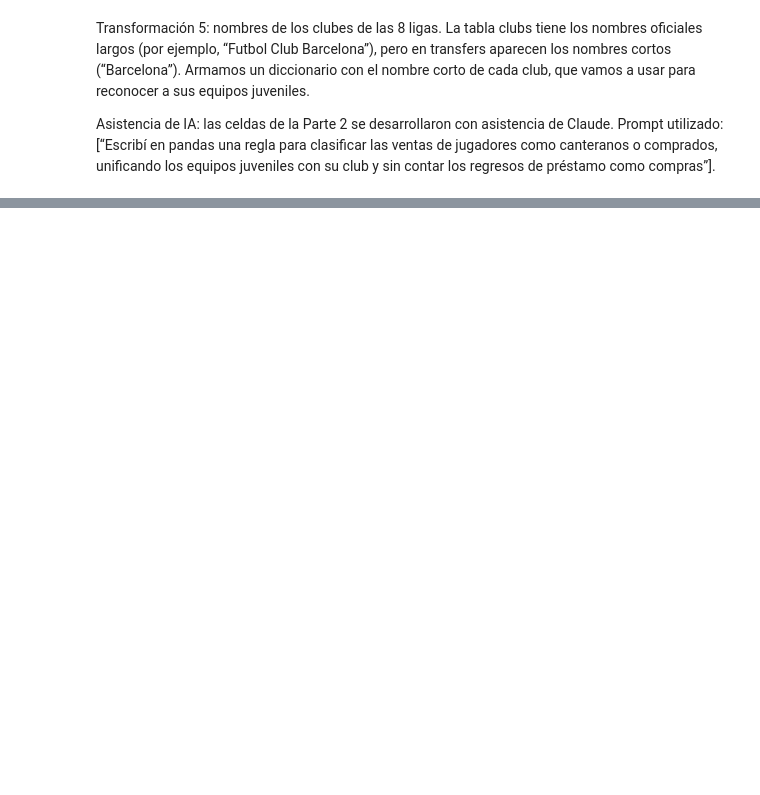
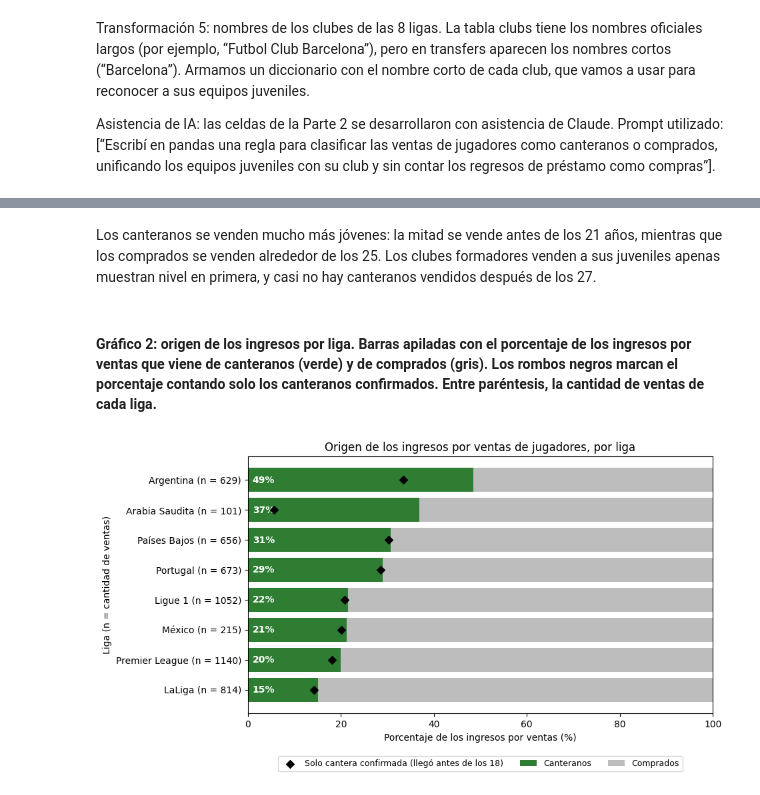
Before and after one commit to liamcohenn/tp_laboratorio_futbol, a Jupyter notebook: notebooks/tp_inferiores.ipynb, the cells around one changed output, grey strips where cells are left out. Cells and saved outputs as stored; diff of their text form; code cells hidden in the pictures; blank space fills up the shorter version.

```diff
--- a/notebooks/tp_inferiores.ipynb
+++ b/notebooks/tp_inferiores.ipynb
@@ -163,0 +573,8 @@ print("Clubes de las 8 ligas:", len(nombre_club))
+# %%
+ingresos_liga = ventas.pivot_table(index="liga", columns="grupo", values="fee_venta", aggfunc="sum")
+ingresos_liga["ventas"] = ventas.groupby("liga").size()
+ingresos_liga["cantera_%"] = ingresos_liga["cantera"] / (ingresos_liga["cantera"] + ingresos_liga["comprado"]) * 100
+ingresos_liga["confirmada_%"] = (ventas[ventas["cantera_confirmada"]].groupby("liga")["fee_venta"].sum()
+                                 / ventas.groupby("liga")["fee_venta"].sum() * 100)
+ingresos_liga = ingresos_liga.sort_values("cantera_%", ascending=False)
+ingresos_liga.round(1)
@@ -163,0 +668,26 @@ print("Clubes de las 8 ligas:", len(nombre_club))
+# %% [markdown]
+Los canteranos se venden mucho más jóvenes: la mitad se vende antes de los 21 años, mientras que los comprados se venden alrededor de los 25. Los clubes formadores venden a sus juveniles apenas muestran nivel en primera, y casi no hay canteranos vendidos después de los 27.
+# %% [markdown]
+#### **Gráfico 2: origen de los ingresos por liga.** Barras apiladas con el porcentaje de los ingresos por ventas que viene de canteranos (verde) y de comprados (gris). Los rombos negros marcan el porcentaje contando solo los canteranos confirmados. Entre paréntesis, la cantidad de ventas de cada liga.
+# %%
+nombres_ligas = {"GB1": "Premier League", "ES1": "LaLiga", "FR1": "Ligue 1", "PO1": "Portugal",
+                 "NL1": "Países Bajos", "ARG1": "Argentina", "MEX1": "México", "SA1": "Arabia Saudita"}
+datos = ingresos_liga.sort_values("cantera_%")
+etiquetas = [f"{nombres_ligas[l]} (n = {n})" for l, n in zip(datos.index, datos["ventas"])]
+
+fig, ax = plt.subplots(figsize=(9, 5))
+ax.barh(etiquetas, datos["cantera_%"], color="#2e7d32", label="Canteranos")
+ax.barh(etiquetas, 100 - datos["cantera_%"], left=datos["cantera_%"], color="#bdbdbd", label="Comprados")
+for i, valor in enumerate(datos["cantera_%"]):
+    ax.text(1, i, f"{valor:.0f}%", va="center", ha="left", color="white", fontweight="bold")
+ax.scatter(datos["confirmada_%"], etiquetas, marker="D", color="black", zorder=3,
+           label="Solo cantera confirmada (llegó antes de los 18)")
+ax.set_title("Origen de los ingresos por ventas de jugadores, por liga")
+ax.set_xlabel("Porcentaje de los ingresos por ventas (%)")
+ax.set_ylabel("Liga (n = cantidad de ventas)")
+ax.set_xlim(0, 100)
+ax.legend(loc="upper center", bbox_to_anchor=(0.5, -0.15), ncol=3, fontsize=9)
+plt.savefig("figuras/grafico2_ingresos_por_liga.png", dpi=300, bbox_inches="tight")
+plt.show()
+# %% [output]
+[figure, added]
```
Also changed, not shown: parts of 56 cells of this notebook.
